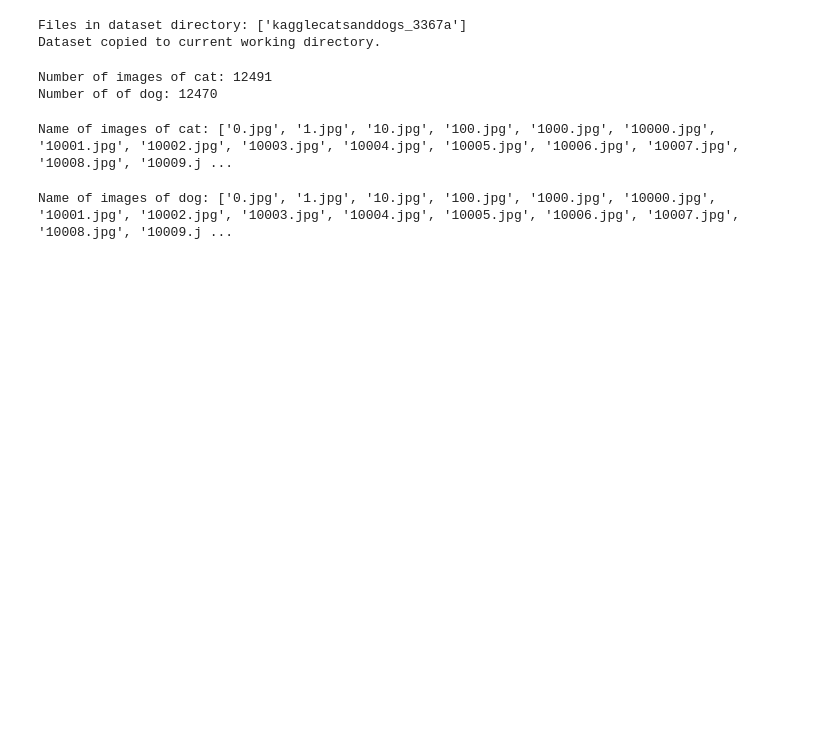
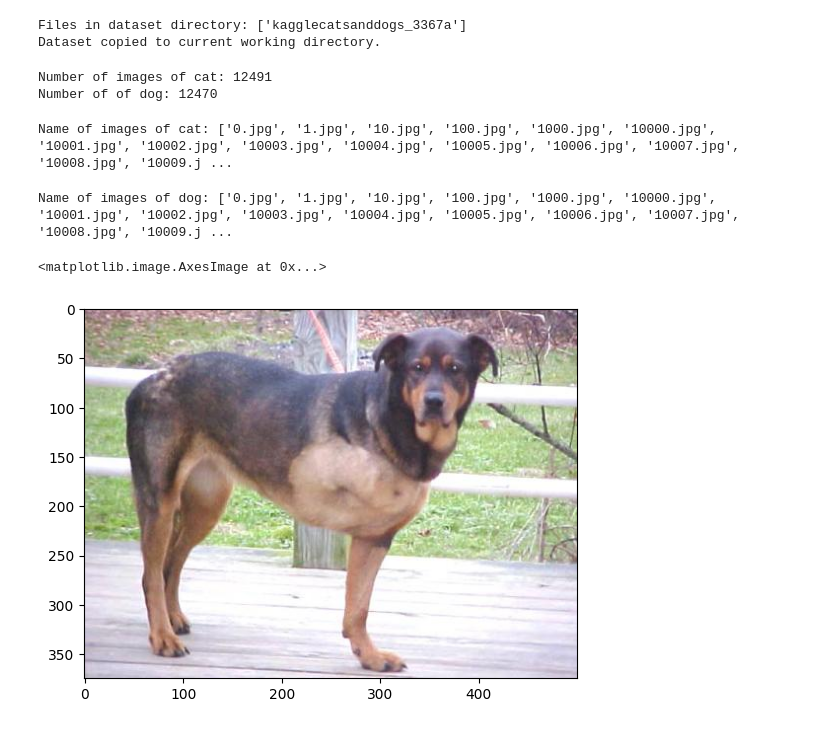
Before and after one commit to adityakashyap5047/DL, a Jupyter notebook: Dog Cat Classification/Dog-Cat Classification.ipynb, the cells around one changed output. Cells and saved outputs as stored; diff of their text form; code cells hidden in the pictures; blank space fills up the shorter version.

Commit message:
displaying the images of cat and dog

```diff
--- a/Dog Cat Classification/Dog-Cat Classification.ipynb
+++ b/Dog Cat Classification/Dog-Cat Classification.ipynb
@@ -52,3 +52,11 @@ dog_names = os.listdir("kagglecatsanddogs_3367a/petImages/Dog")
 print("Name of images of dog:", dog_names)
 # %% [output]
 Name of images of dog: ['0.jpg', '1.jpg', '10.jpg', '100.jpg', '1000.jpg', '10000.jpg', '10001.jpg', '10002.jpg', '10003.jpg', '10004.jpg', '10005.jpg', '10006.jpg', '10007.jpg', '10008.jpg', '10009.j ...
+# %%
+### Displaying the images of dog
+
+img = mpimg.imread("kagglecatsanddogs_3367a/petImages/Dog/5432.jpg")
+plt.imshow(img)
+# %% [output]
+<matplotlib.image.AxesImage at 0x...>
+[figure, added]
```
Also changed, not shown: parts of 1 cell of this notebook.
